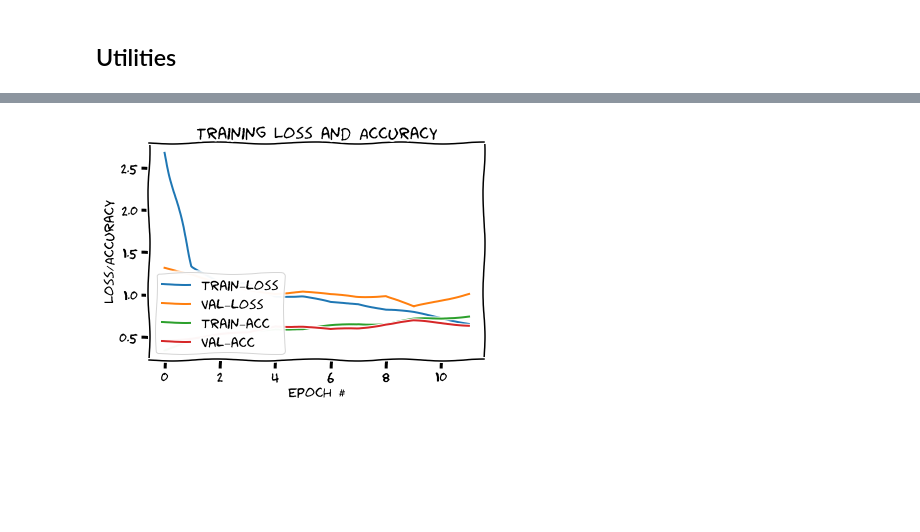
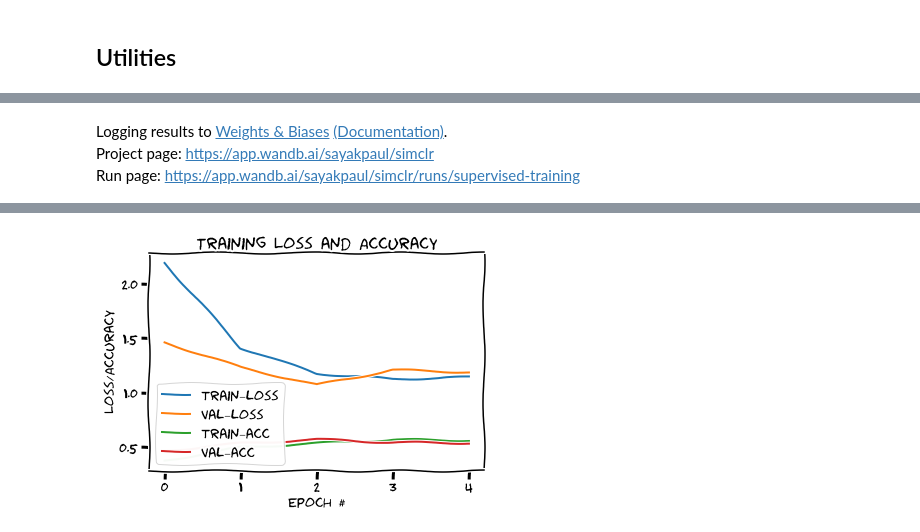
Before and after one commit to sayakpaul/SimCLR-in-TensorFlow-2, a Jupyter notebook: Supervised_Full_Dataset.ipynb, the cells around one changed output, grey strips where cells are left out. Saved outputs shown, nothing was run; the diff lists cells and outputs as text; code cells hidden in the pictures; blank space fills up the shorter version.

Commit message:
Added wandbcallback for reporting

```diff
--- a/Supervised_Full_Dataset.ipynb
+++ b/Supervised_Full_Dataset.ipynb
@@ -165,12 +172,18 @@ Non-trainable params: 53,120
 _________________________________________________________________
 # %%
 # Train the supervised model with full data
+wandb.init(project="simclr", id="supervised-training")
+
 model = get_resnet()
 model.compile(loss="sparse_categorical_crossentropy", metrics=["accuracy"],
               optimizer=tf.keras.optimizers.Adam(1e-3))
 history = model.fit(train_ds,
                     validation_data=test_ds,
                     epochs=50,
-                    callbacks=[es])
+                    callbacks=[es, WandbCallback()])
+plot_training(history)
 # %% [output]
+Logging results to Weights & Biases (Documentation).
+Project page: https://app.wandb.ai/sayakpaul/simclr
+Run page: https://app.wandb.ai/sayakpaul/simclr/runs/supervised-training
 Epoch 1/50
@@ -193,4 +200 @@ Epoch 00012: early stopping
+[figure, added]
-# %%
-plot_training(history)
-# %% [output]
-[figure, removed]
```
Also changed, not shown: parts of 9 cells of this notebook.
